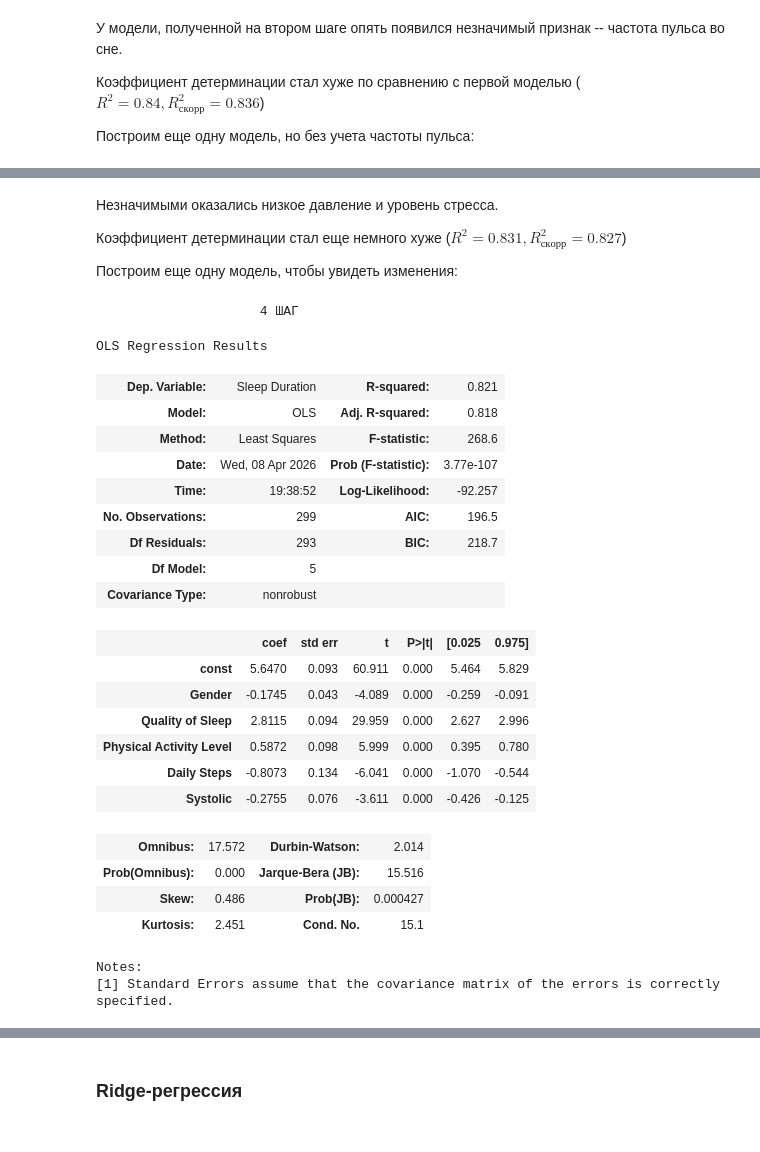
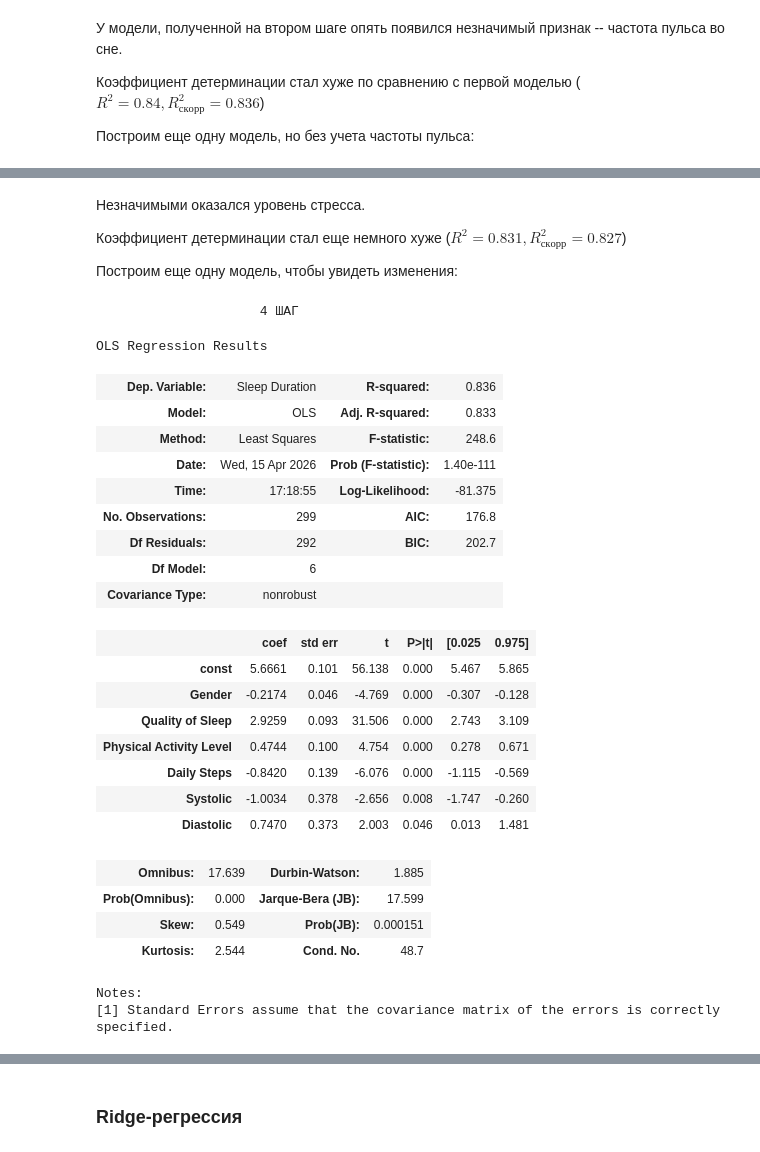
Before and after one commit to temich91/ml-uust, a Jupyter notebook: lab2/multiple_regression.ipynb, the cells around one changed output, grey strips where cells are left out. Drawn from its saved outputs; the diff is of its cells as text; code cells hidden in the pictures.

```diff
--- a/lab2/multiple_regression.ipynb
+++ b/lab2/multiple_regression.ipynb
@@ -295,45 +306,46 @@ OLS Regression Results
 Notes:
 [1] Standard Errors assume that the covariance matrix of the errors is correctly specified.
 # %% [markdown]
-Незначимыми оказались низкое давление и уровень стресса.
+Незначимыми оказался уровень стресса.
 
 Коэффициент детерминации стал еще немного хуже ($R^2 = 0.831, R_{скорр}^2 = 0.827$)
 
 Построим еще одну модель, чтобы увидеть изменения:
 # %%
 occupations = [col for col in df_transformed.columns if "Occupation" in col]
-X = df_transformed.drop(columns=occupations + ["Age", "BMI Category", "Sleep Disorder", "Sleep Duration", "Stress Level", "Diastolic", "Heart Rate"])
+X = df_transformed.drop(columns=occupations + ["Age", "BMI Category", "Sleep Disorder", "Sleep Duration", "Stress Level", "Heart Rate"])
 
 X_train, X_test, y_train, y_test = train_test_split(X, y, test_size=0.2)
 X_train_with_const = sm.add_constant(X_train)
 
 model4 = sm.OLS(y_train, X_train_with_const)
 model4_fitted = model4.fit()
 print("                     4 ШАГ")
 model4_fitted.summary()
 # %% [output]
                      4 ШАГ
 OLS Regression Results
-| Dep. Variable: | Sleep Duration | R-squared: | 0.821 |
-| Model: | OLS | Adj. R-squared: | 0.818 |
-| Method: | Least Squares | F-statistic: | 268.6 |
-| Date: | Wed, 08 Apr 2026 | Prob (F-statistic): | 3.77e-107 |
-| Time: | 19:38:52 | Log-Likelihood: | -92.257 |
-| No. Observations: | 299 | AIC: | 196.5 |
-| Df Residuals: | 293 | BIC: | 218.7 |
-| Df Model: | 5 |  |  |
+| Dep. Variable: | Sleep Duration | R-squared: | 0.836 |
+| Model: | OLS | Adj. R-squared: | 0.833 |
+| Method: | Least Squares | F-statistic: | 248.6 |
+| Date: | Wed, 15 Apr 2026 | Prob (F-statistic): | 1.40e-111 |
+| Time: | 17:18:55 | Log-Likelihood: | -81.375 |
+| No. Observations: | 299 | AIC: | 176.8 |
+| Df Residuals: | 292 | BIC: | 202.7 |
+| Df Model: | 6 |  |  |
 | Covariance Type: | nonrobust |  |  |
 |  | coef | std err | t | P>|t| | [0.025 | 0.975] |
-| const | 5.6470 | 0.093 | 60.911 | 0.000 | 5.464 | 5.829 |
-| Gender | -0.1745 | 0.043 | -4.089 | 0.000 | -0.259 | -0.091 |
-| Quality of Sleep | 2.8115 | 0.094 | 29.959 | 0.000 | 2.627 | 2.996 |
-| Physical Activity Level | 0.5872 | 0.098 | 5.999 | 0.000 | 0.395 | 0.780 |
-| Daily Steps | -0.8073 | 0.134 | -6.041 | 0.000 | -1.070 | -0.544 |
-| Systolic | -0.2755 | 0.076 | -3.611 | 0.000 | -0.426 | -0.125 |
+| const | 5.6661 | 0.101 | 56.138 | 0.000 | 5.467 | 5.865 |
+| Gender | -0.2174 | 0.046 | -4.769 | 0.000 | -0.307 | -0.128 |
+| Quality of Sleep | 2.9259 | 0.093 | 31.506 | 0.000 | 2.743 | 3.109 |
+| Physical Activity Level | 0.4744 | 0.100 | 4.754 | 0.000 | 0.278 | 0.671 |
+| Daily Steps | -0.8420 | 0.139 | -6.076 | 0.000 | -1.115 | -0.569 |
+| Systolic | -1.0034 | 0.378 | -2.656 | 0.008 | -1.747 | -0.260 |
+| Diastolic | 0.7470 | 0.373 | 2.003 | 0.046 | 0.013 | 1.481 |
-| Omnibus: | 17.572 | Durbin-Watson: | 2.014 |
-| Prob(Omnibus): | 0.000 | Jarque-Bera (JB): | 15.516 |
-| Skew: | 0.486 | Prob(JB): | 0.000427 |
-| Kurtosis: | 2.451 | Cond. No. | 15.1 |
+| Omnibus: | 17.639 | Durbin-Watson: | 1.885 |
+| Prob(Omnibus): | 0.000 | Jarque-Bera (JB): | 17.599 |
+| Skew: | 0.549 | Prob(JB): | 0.000151 |
+| Kurtosis: | 2.544 | Cond. No. | 48.7 |
 Notes:
 [1] Standard Errors assume that the covariance matrix of the errors is correctly specified.
 # %% [markdown]
```
Also changed, not shown: parts of 30 cells of this notebook, 1 other file.
